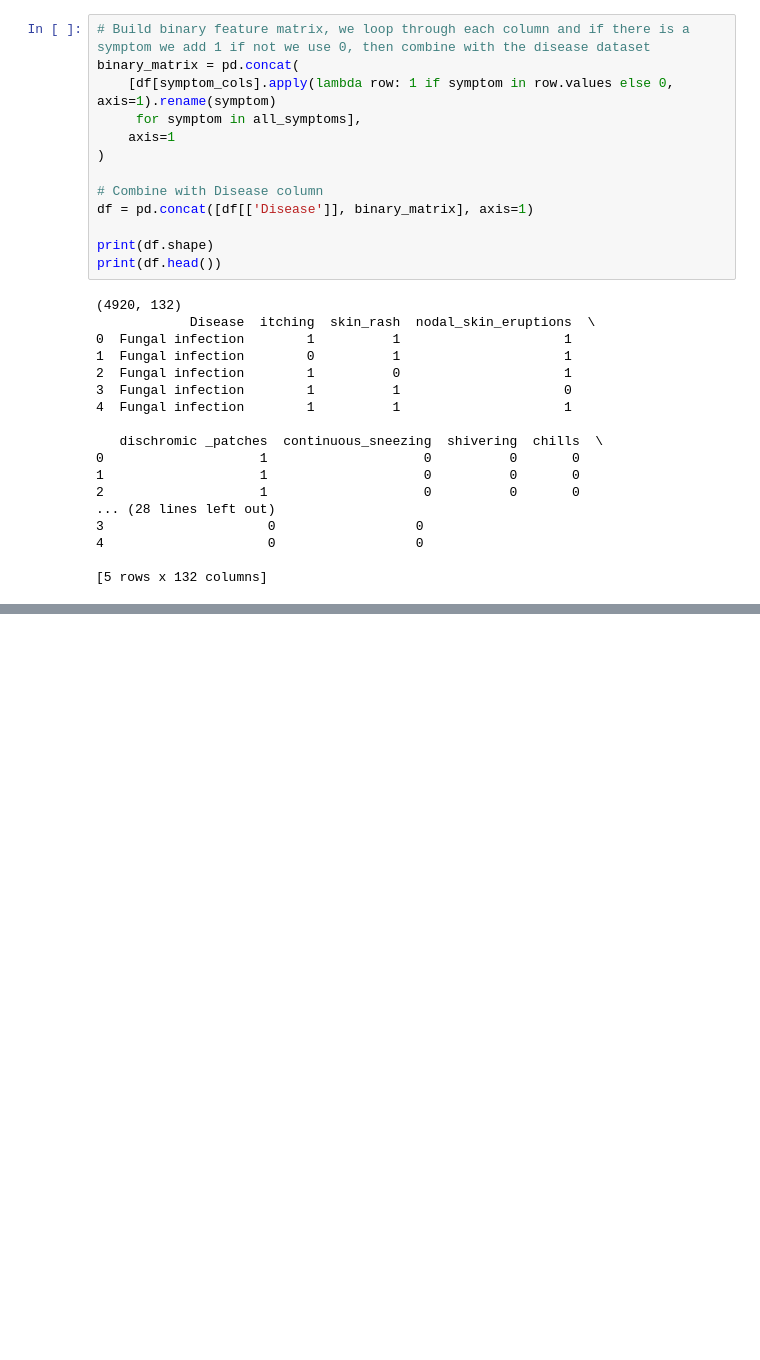
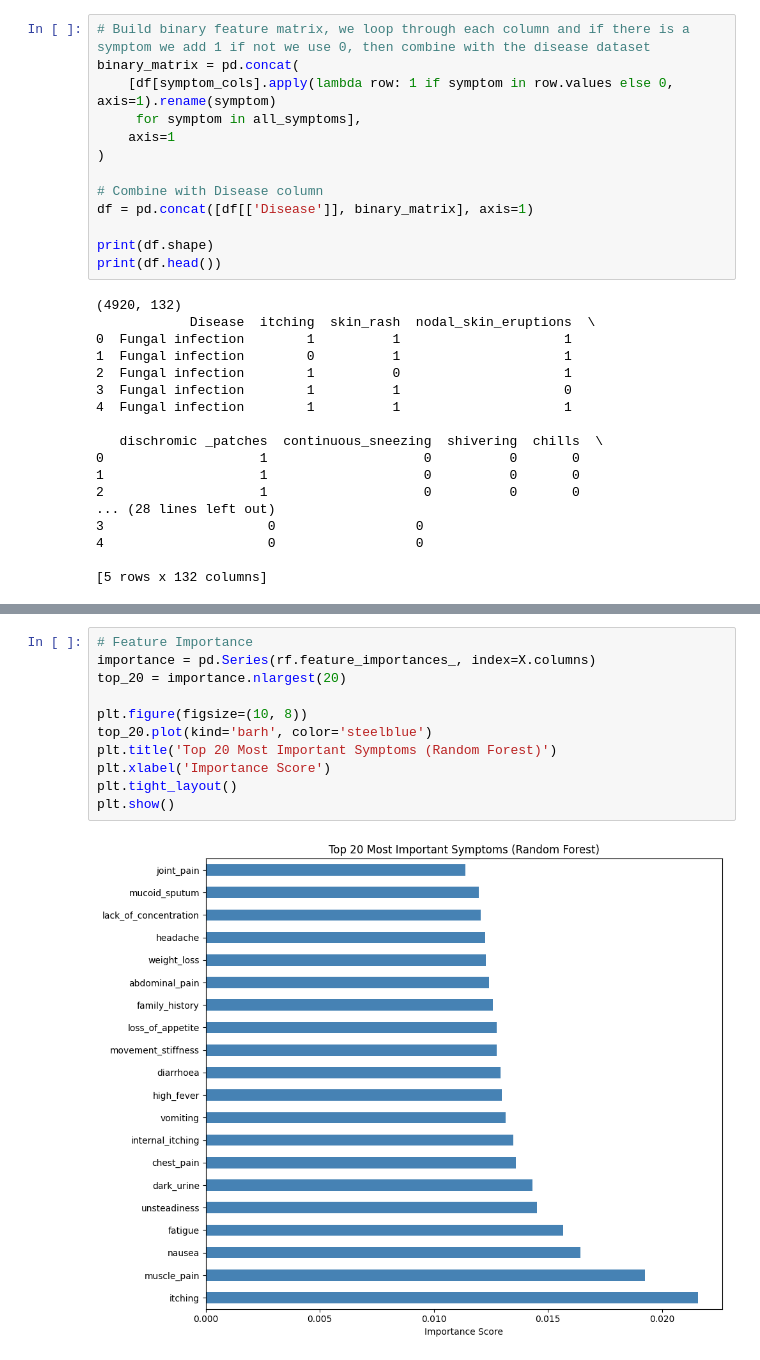
Before and after one commit to Valentinetemi/disease-prediction-ml, a Jupyter notebook: disease_prediction.ipynb, the cells around one changed output, grey strips where cells are left out. Cells and saved outputs as stored; diff of their text form; blank space fills up the shorter version.

```diff
--- a/disease_prediction.ipynb
+++ b/disease_prediction.ipynb
@@ -112,0 +192,13 @@ FileNotFoundError: [Errno 2] No such file or directory: '/content/disease_predic
+# %%
+# Feature Importance
+importance = pd.Series(rf.feature_importances_, index=X.columns)
+top_20 = importance.nlargest(20)
+
+plt.figure(figsize=(10, 8))
+top_20.plot(kind='barh', color='steelblue')
+plt.title('Top 20 Most Important Symptoms (Random Forest)')
+plt.xlabel('Importance Score')
+plt.tight_layout()
+plt.show()
+# %% [output]
+[figure, added]
```
Also changed, not shown: parts of 13 cells of this notebook.
